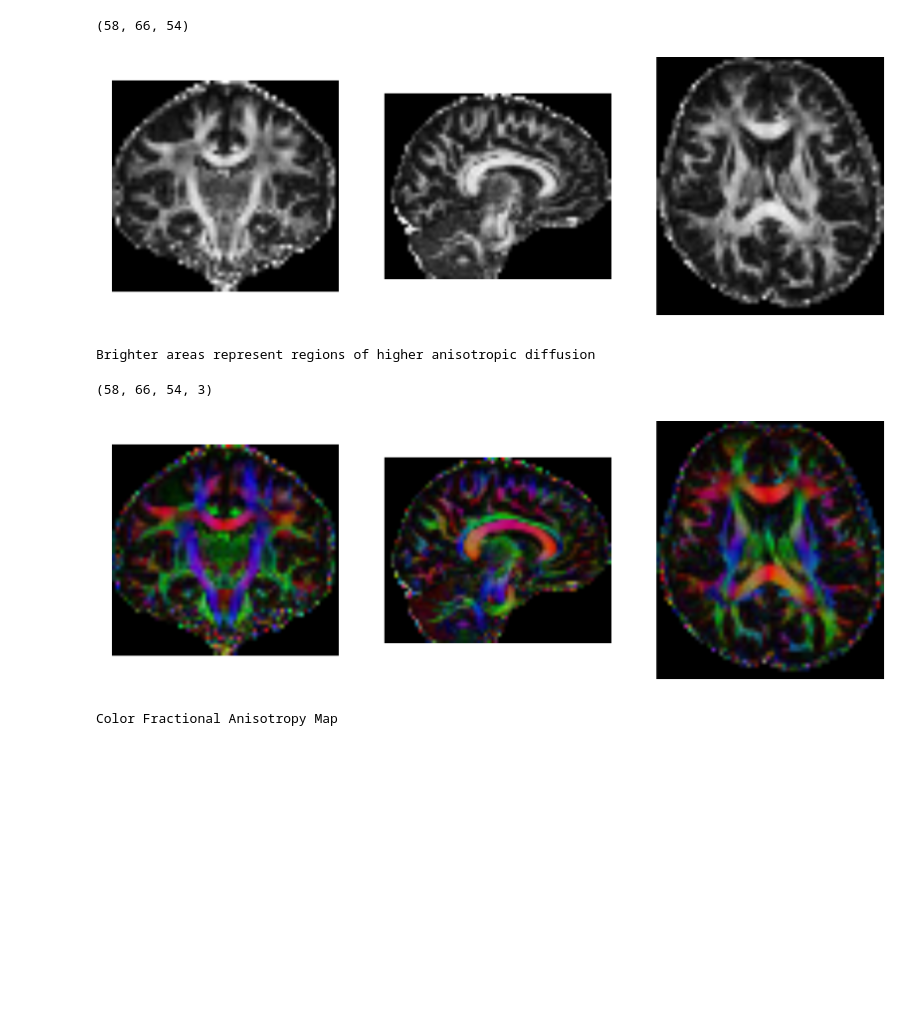
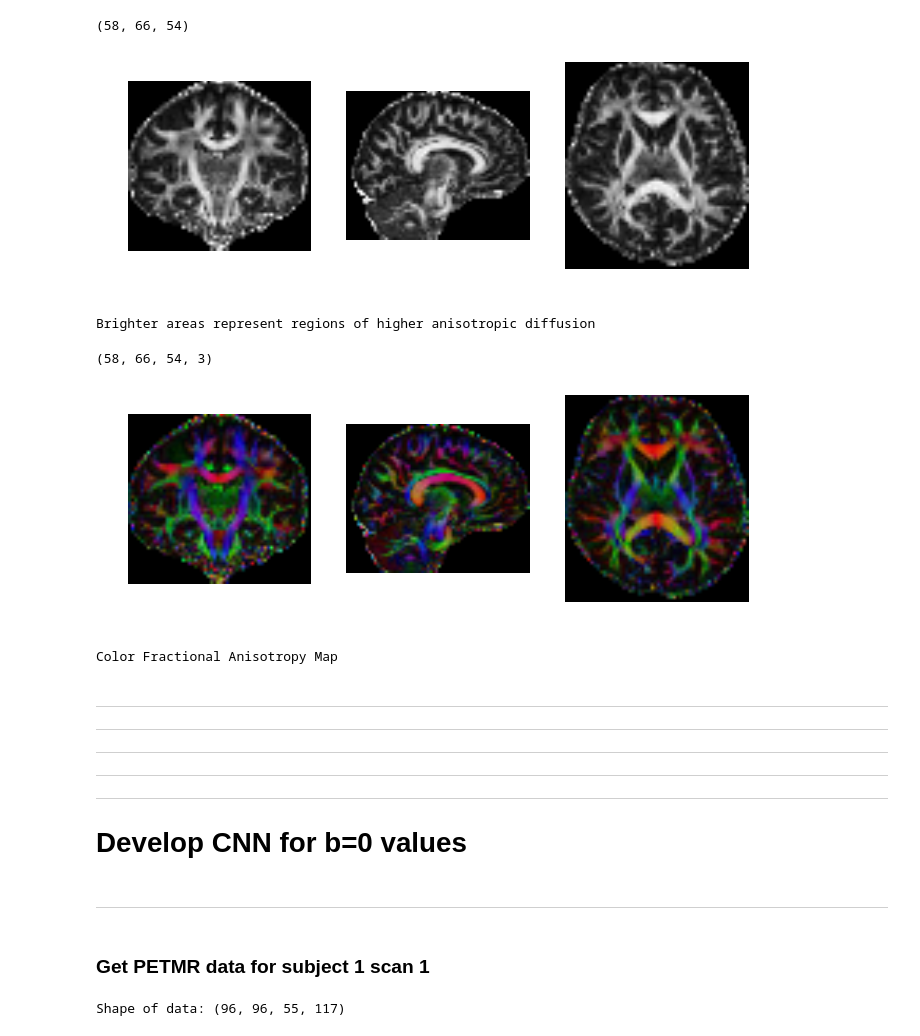
Before and after one commit to shivamdhall/MRIDataHarmonisation, a Jupyter notebook: Development/DIPY_NIBABEL.ipynb, the cells around one changed output. Saved outputs shown, nothing was run; the diff lists cells and outputs as text; code cells hidden in the pictures; blank space fills up the shorter version.

```diff
--- a/Development/DIPY_NIBABEL.ipynb
+++ b/Development/DIPY_NIBABEL.ipynb
@@ -273,17 +273,17 @@ fa_data2.shape
 (58, 66, 54)
 # %%
 plt.figure
-plt.figure(figsize=(20,20))
+plt.figure(figsize=(8,8))
 plt.subplot(1, 3, 1).set_axis_off()
 plt.imshow(fa_data2[:, 33, :].T, cmap='gray', origin='lower')
 plt.subplot(1, 3, 2).set_axis_off()
 plt.imshow(fa_data2[25, :, :].T, cmap='gray', origin='lower')
 plt.subplot(1, 3, 3).set_axis_off()
-plt.imshow(fa_data2[:, :, 29].T, cmap='gray', origin='lower')
+plt.imshow(fa_data2[:, :, 27].T, cmap='gray', origin='lower')
 plt.show()
 print("Brighter areas represent regions of higher anisotropic diffusion")
 # %% [output]
-[figure, old version]
+[figure, new version]
 Brighter areas represent regions of higher anisotropic diffusion
 # %%
 from dipy.reconst.dti import color_fa
@@ -298,15 +298,28 @@ RGB_data2.shape
 (58, 66, 54, 3)
 # %%
 plt.figure
-plt.figure(figsize=(20,20))
+plt.figure(figsize=(8,8))
 plt.subplot(1, 3, 1).set_axis_off()
 plt.imshow(RGB_data2[:, 33, :, :].transpose(1,0,2), origin='lower')
 plt.subplot(1, 3, 2).set_axis_off()
 plt.imshow(RGB_data2[25, :, :, :].transpose(1,0,2), origin='lower')
 plt.subplot(1, 3, 3).set_axis_off()
-plt.imshow(RGB_data2[:, :, 29, :].transpose(1,0,2), origin='lower')
+plt.imshow(RGB_data2[:, :, 27, :].transpose(1,0,2), origin='lower')
 plt.show()
 print("Color Fractional Anisotropy Map")
 # %% [output]
-[figure, old version]
+[figure, new version]
 Color Fractional Anisotropy Map
+# %% [markdown]
+-----------------------------------------------------------------------------------------------------------
+---
+
+
+
+-----
+
+
+-----------------------------------------------------------------------------------------------------------
+---
+
+# Develop CNN for b=0 values
@@ -312,0 +332,15 @@ Color Fractional Anisotropy Map
+# %% [markdown]
+----
+# %% [markdown]
+### Get PETMR data for subject 1 scan 1
+# %%
+os.chdir('/Users/ShivamDhall/Desktop/Project/Dataset/PETMR_data/Subj1Scan1/')
+imgScan1 = nib.load("NODDI_3Shells.nii.gz")
+dataScan1 = imgScan1.get_data()
+print("Shape of data: (%d, %d, %d, %d)" % dataScan1.shape)
+
+bvalsScan1, bvecsScan1 = read_bvals_bvecs('NODDI.bval', 'NODDI.bvec')
+
+gtabScan1 = gradient_table(bvalsScan1, bvecsScan1)
+# %% [output]
+Shape of data: (96, 96, 55, 117)
```
Also changed, not shown: parts of 47 cells of this notebook.
